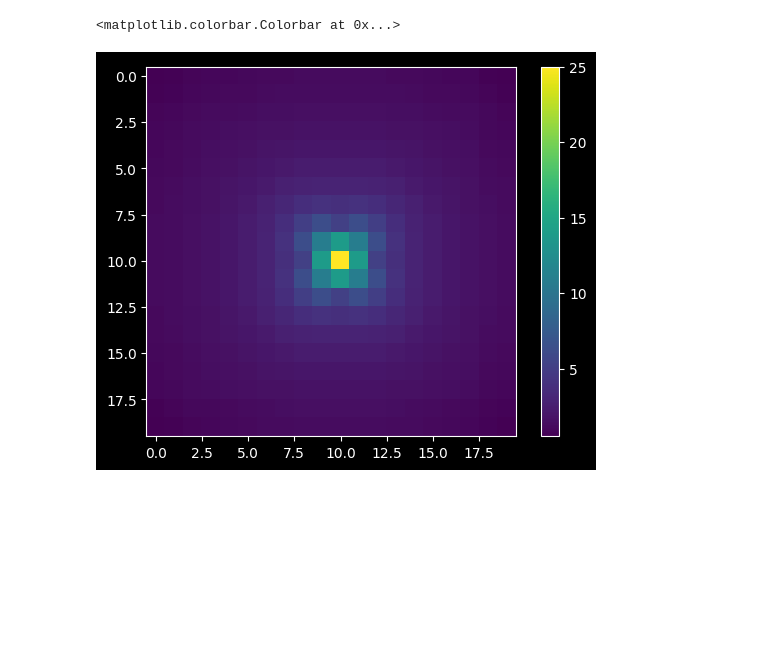
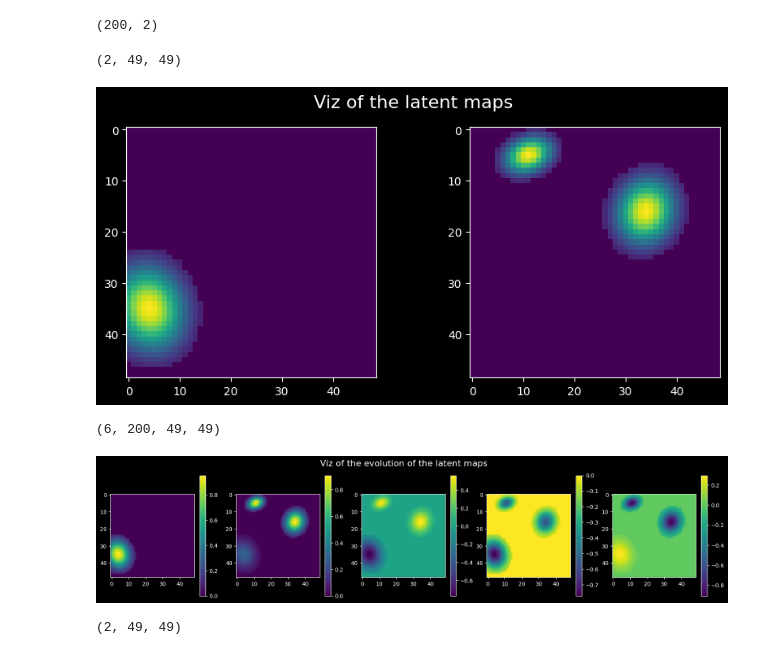
Before and after one commit to EmmaGau/project-mva-time-series, a Jupyter notebook: experiments.ipynb, the cells around one changed output. Drawn from its saved outputs; the diff is of its cells as text; code cells hidden in the pictures; blank space fills up the shorter version.

```diff
--- a/experiments.ipynb
+++ b/experiments.ipynb
@@ -64,7 +8,0 @@ plt.show()
-# %%
-plt.imshow(lv)
-plt.axis('scaled')
-plt.colorbar()
-# %% [output]
-<matplotlib.colorbar.Colorbar at 0x...>
-[figure, removed]
@@ -70,0 +22,40 @@ plt.colorbar()
+# %%
+n = 200
+time_series_map1 = np.cos(2*np.pi*np.linspace(0, 1, n, endpoint=False))
+time_series_map2 = np.sin(2*np.pi*np.linspace(0, 1, n, endpoint=False))
+time_series = np.array([time_series_map1, time_series_map2]).transpose((1,0))
+time_series.shape
+# %% [output]
+(200, 2)
+# %%
+#Create an easy test dataset to see if the method is working or not
+latent_global_maps = np.load("latent_global_maps.npy")
+latent_global_maps = latent_global_maps[:2]
+latent_global_maps.shape
+# %% [output]
+(2, 49, 49)
+# %%
+fig, ax = plt.subplots(1, 2, figsize=(10, 4))
+fig.suptitle(f'Viz of the latent maps', fontsize=16)
+ax[0].imshow(latent_global_maps[0])
+ax[1].imshow(latent_global_maps[1])
+fig.show()
+# %% [output]
+[figure, added]
+# %%
+nbSubjects = 6
+data_fmri = time_series @ latent_global_maps.reshape(2, -1)
+data_fmri = data_fmri.reshape(n, 49, 49)
+data_fmri = np.tile(data_fmri.reshape((1, 200, 49, 49)), (nbSubjects, 1, 1, 1))
+data_fmri.shape
+# %% [output]
+(6, 200, 49, 49)
+# %%
+fig, ax = plt.subplots(1, 5, figsize=(20, 4))
+fig.suptitle(f'Viz of the evolution of the latent maps', fontsize=16)
+for i in range(n//40):
+    im = ax[i].imshow(data_fmri[0,i*(n//5), :, :], cmap="viridis")
+    plt.colorbar(im, ax=ax[i])
+fig.show()
+# %% [output]
+[figure, added]
@@ -70,0 +71,4 @@ plt.colorbar()
+# %%
+V.shape
+# %% [output]
+(2, 49, 49)
```
Also changed, not shown: parts of 13 cells of this notebook.
